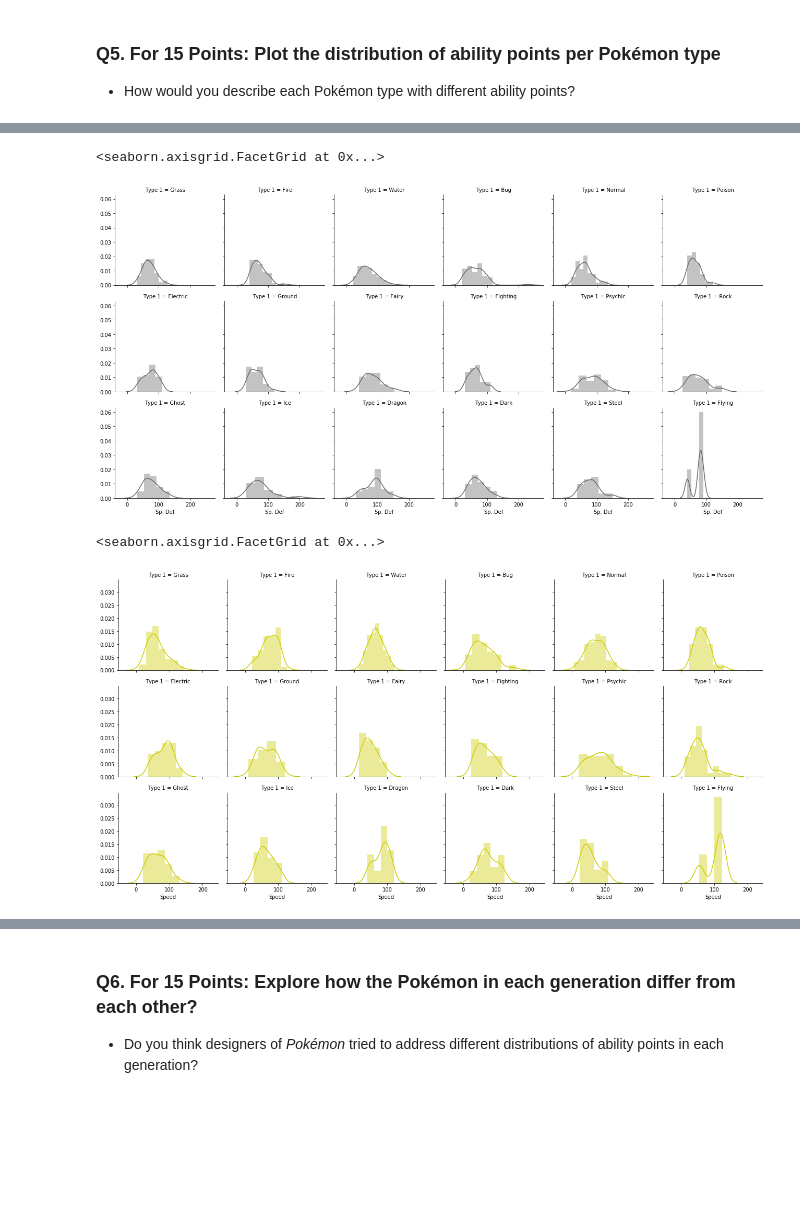
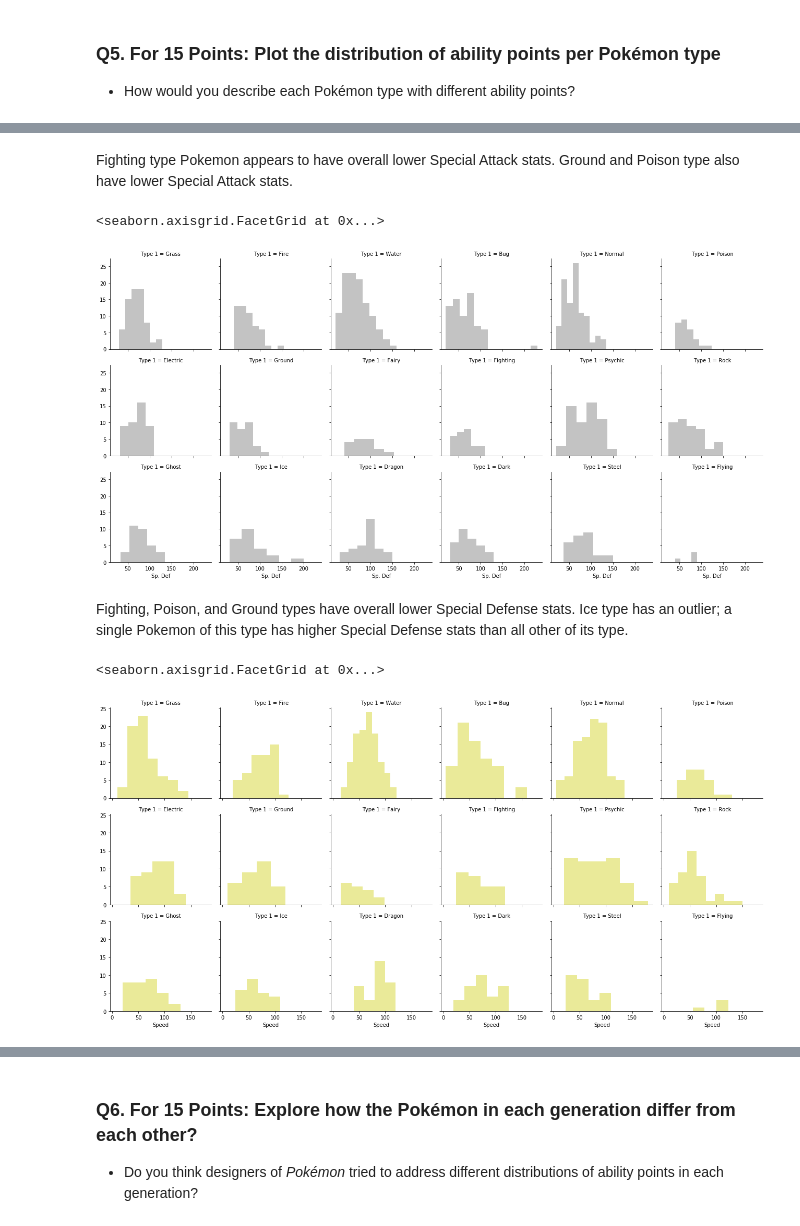
Before and after one commit to tengdann/si618, a Jupyter notebook: 618_HW4.ipynb, the cells around one changed output, grey strips where cells are left out. Saved outputs shown, nothing was run; the diff lists cells and outputs as text; code cells hidden in the pictures; blank space fills up the shorter version.

```diff
--- a/618_HW4.ipynb
+++ b/618_HW4.ipynb
@@ -225,12 +251,16 @@ maps.map(sns.distplot, 'Sp. Atk', color = '#b22222')
+# %% [markdown]
+Fighting type Pokemon appears to have overall lower Special Attack stats. Ground and Poison type also have lower Special Attack stats.
 # %%
 maps = sns.FacetGrid(pokemon, col = 'Type 1', sharey = True, sharex = True, col_wrap = 6)
-maps.map(sns.distplot, 'Sp. Def', color = '#696969')
+maps.map(sns.distplot, 'Sp. Def', color = '#696969', kde = False)
 # %% [output]
 <seaborn.axisgrid.FacetGrid at 0x...>
-[figure, old version]
+[figure, new version]
+# %% [markdown]
+Fighting, Poison, and Ground types have overall lower Special Defense stats. Ice type has an outlier; a single Pokemon of this type has higher Special Defense stats than all other of its type.
 # %%
 maps = sns.FacetGrid(pokemon, col = 'Type 1', sharey = True, sharex = True, col_wrap = 6)
-maps.map(sns.distplot, 'Speed', color = '#cccc00')
+maps.map(sns.distplot, 'Speed', color = '#cccc00', kde = False)
 # %% [output]
 <seaborn.axisgrid.FacetGrid at 0x...>
-[figure, old version]
+[figure, new version]
```
Also changed, not shown: parts of 35 cells of this notebook.
